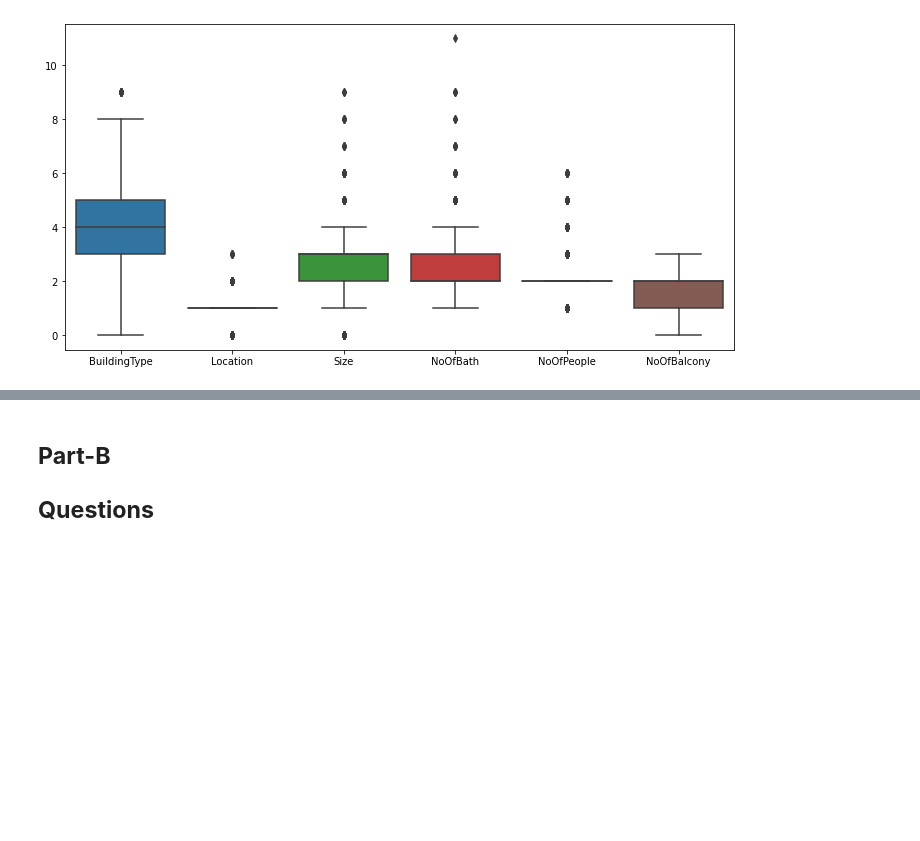
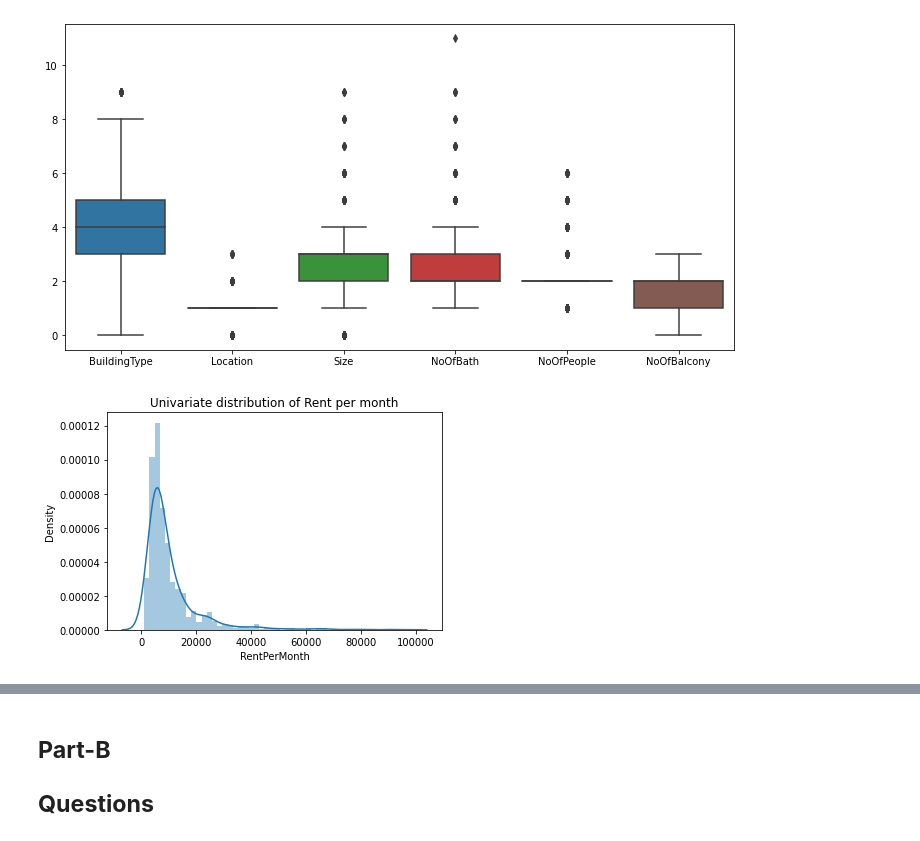
Before and after one commit to MilanSir/Machine-Learning-Concept, a Jupyter notebook: 21122026_Milan_Jasani_Lab3.ipynb, the cells around one changed output, grey strips where cells are left out. Drawn from its saved outputs; the diff is of its cells as text; code cells hidden in the pictures; blank space fills up the shorter version.

```diff
--- a/21122026_Milan_Jasani_Lab3.ipynb
+++ b/21122026_Milan_Jasani_Lab3.ipynb
@@ -327,3 +329,9 @@ sns.boxplot(data=df.drop(columns= ['AreaSqFt', 'RentPerMonth']), ax = axis)
 # %% [output]
 <matplotlib.axes._subplots.AxesSubplot at 0x...>
 [figure]
+# %%
+sns.distplot(data2["RentPerMonth"],color='red')
+plt.title("Univariate distribution of Rent per month")
+plt.show()
+# %% [output]
+[figure, added]
```
Also changed, not shown: parts of 33 cells of this notebook.
